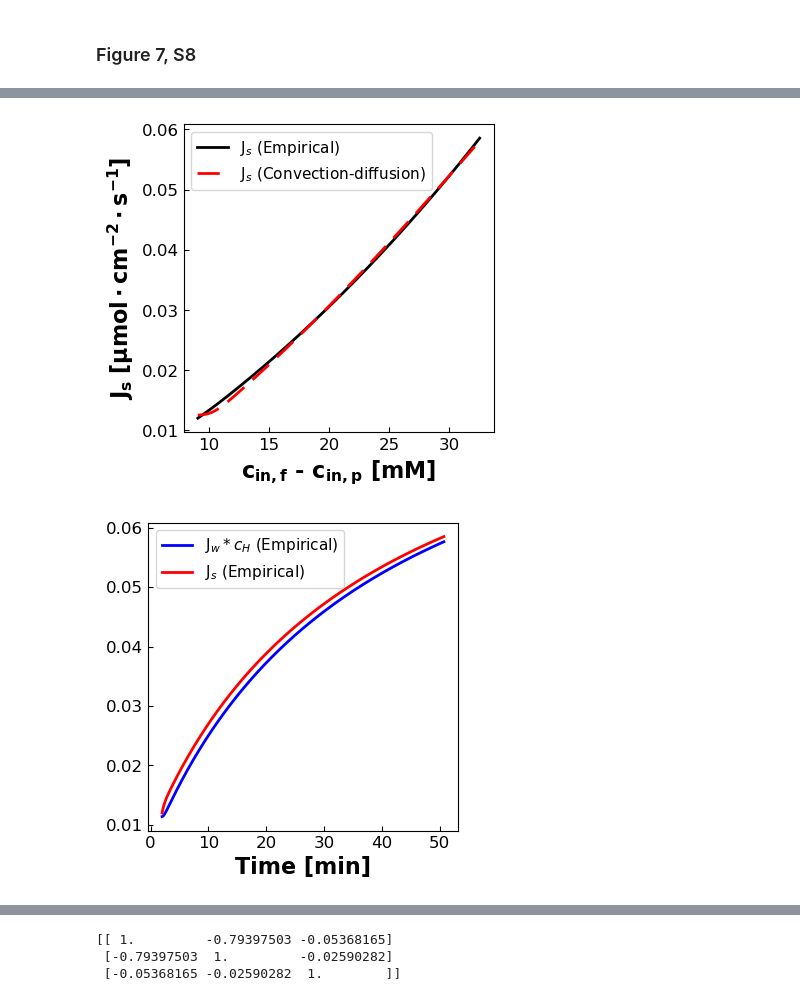
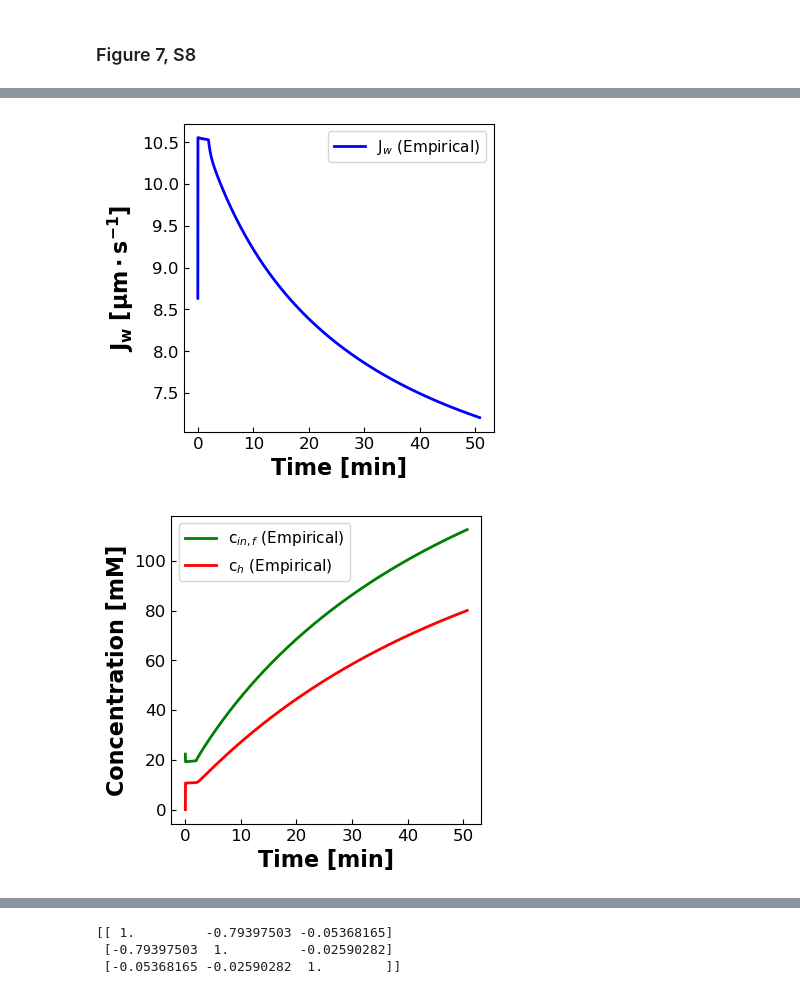
Before and after one commit to dowlinglab/dynamic-diafiltration-pyomo, a Jupyter notebook: DATA2_visualization.ipynb, the cells around one changed output, grey strips where cells are left out. Drawn from its saved outputs; the diff is of its cells as text; code cells hidden in the pictures.

```diff
--- a/DATA2_visualization.ipynb
+++ b/DATA2_visualization.ipynb
@@ -354,31 +279,35 @@ fig.savefig(fname+'.png',dpi=300,bbox_inches='tight')
-# %%
-# Visualization
-fig = plt.figure(figsize=(4, 4))
-plt.plot(my_data["cIn"]-my_data["cH"], my_data["Js"], 'k-', label='J$_s$ (Empirical)', lw=2)
-plt.plot(my_data["cIn"]-my_data["cH"], predicted_J_s, 'r--', dashes=(8, 4),label='J$_s$ (Convection-diffusion)', lw=2)
-plt.xlabel('c$\mathbf{_{in,f}}$ - c$\mathbf{_{in,p}}$ [mM]',fontsize=16,fontweight='bold')
-plt.ylabel('J$\mathbf{_s\ [\mu mol \cdot cm^{-2} \cdot s^{-1}]}$',fontsize=16,fontweight='bold')
-plt.xticks(fontsize=12)
-plt.yticks(fontsize=12)
-plt.tick_params(direction="in")
-plt.legend(fontsize=11,loc="best")
-plt.show()
-# %% [output]
-[figure, removed]
-# %%
-fig = plt.figure(figsize=(4, 4))
-plt.plot(my_data["time"]/60, my_data["Jw"]*my_data["cH"], 'b-', label='J$_{w}*c_{H}$ (Empirical)', lw=2)
-plt.plot(my_data["time"]/60, my_data["Js"], 'r-', label='J$_{s}$ (Empirical)', lw=2)
-
-plt.xlabel('Time [min]',fontsize=16,fontweight='bold')
-#plt.ylabel('J$\mathbf{_w\ [\mu m \cdot s^{-1}]}$',fontsize=16,fontweight='bold')
-plt.xticks(fontsize=12)
-plt.yticks(fontsize=12)
-plt.tick_params(direction="in")
-plt.legend(fontsize=11,loc="best")
-plt.show()
-# %% [output]
-[figure, removed]
+# %%
+fig = plt.figure(figsize=(4, 4))
+plt.plot(sim_data["time"]/60, sim_data["Jw"]*1e4, 'b-', label='J$_{w}$ (Empirical)', lw=2)
+
+plt.xlabel('Time [min]',fontsize=16,fontweight='bold')
+plt.ylabel('J$\mathbf{_w\ [\mu m \cdot s^{-1}]}$',fontsize=16,fontweight='bold')
+plt.xticks(fontsize=12)
+plt.yticks(fontsize=12)
+plt.tick_params(direction="in")
+plt.legend(fontsize=11,loc="best")
+plt.show()
+
+fname = 'Jw_predict'
+fig.savefig(fname+'.png',dpi=300,bbox_inches='tight')
+
+fig = plt.figure(figsize=(4, 4))
+plt.plot(sim_data["time"]/60, sim_data["cIn"], 'g-', label='c$_{in,f}$ (Empirical)', lw=2)
+plt.plot(sim_data["time"]/60, sim_data["cH"], 'r-', label='c$_{h}$ (Empirical)', lw=2)
+
+plt.xlabel('Time [min]',fontsize=16,fontweight='bold')
+plt.ylabel('Concentration [mM]',fontsize=16,fontweight='bold')
+plt.xticks(fontsize=12)
+plt.yticks(fontsize=12)
+plt.tick_params(direction="in")
+plt.legend(fontsize=11,loc="best")
+plt.show()
+
+fname = 'Js_predict0'
+fig.savefig(fname+'.png',dpi=300,bbox_inches='tight')
+# %% [output]
+[figure, added]
+[figure, added]
 # %%
 def calc_FIM(sim_data, theta=None, step=1e-8, formula='backward'):
     if theta is None:
```
Also changed, not shown: parts of 10 cells of this notebook, 8 other files.
